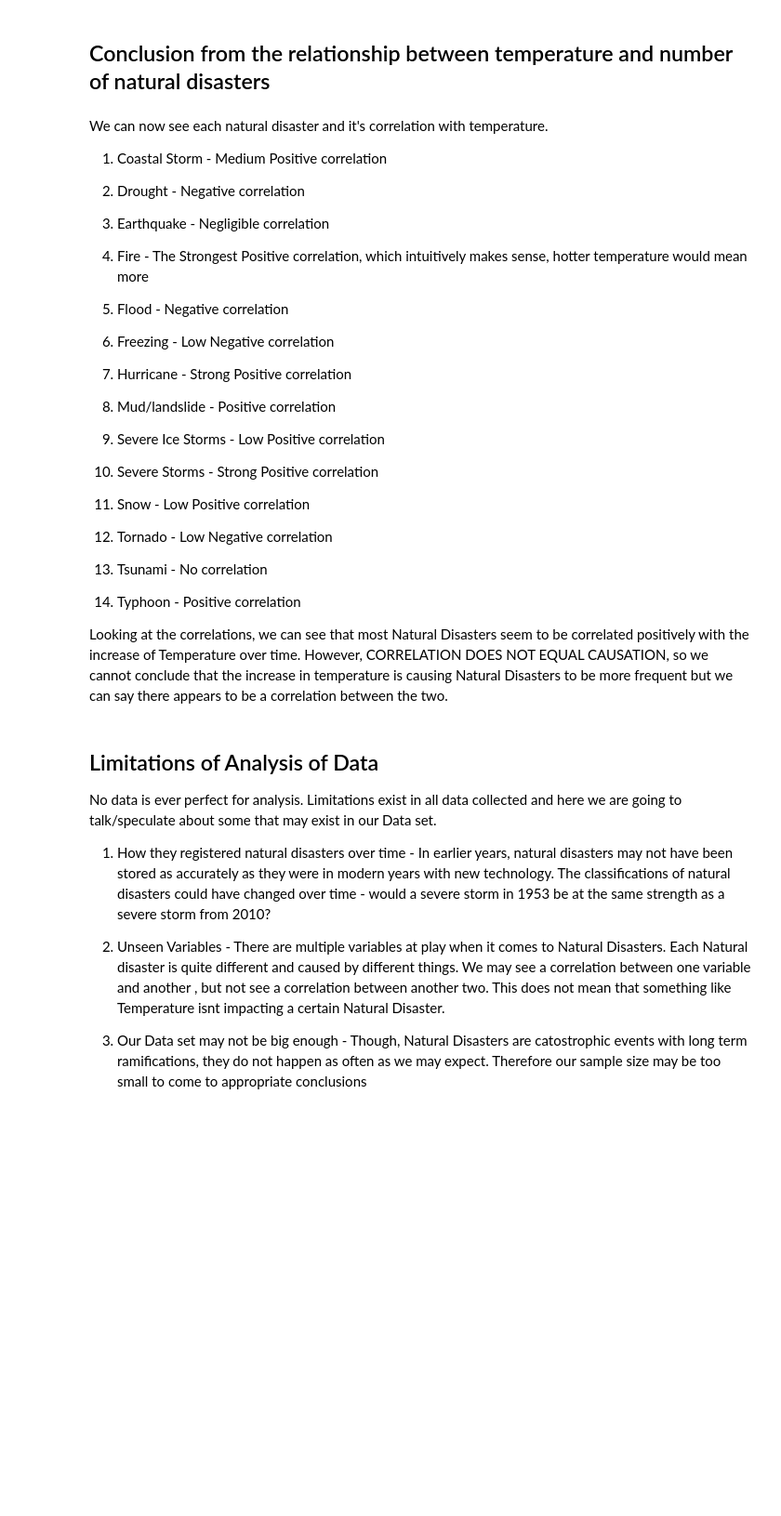
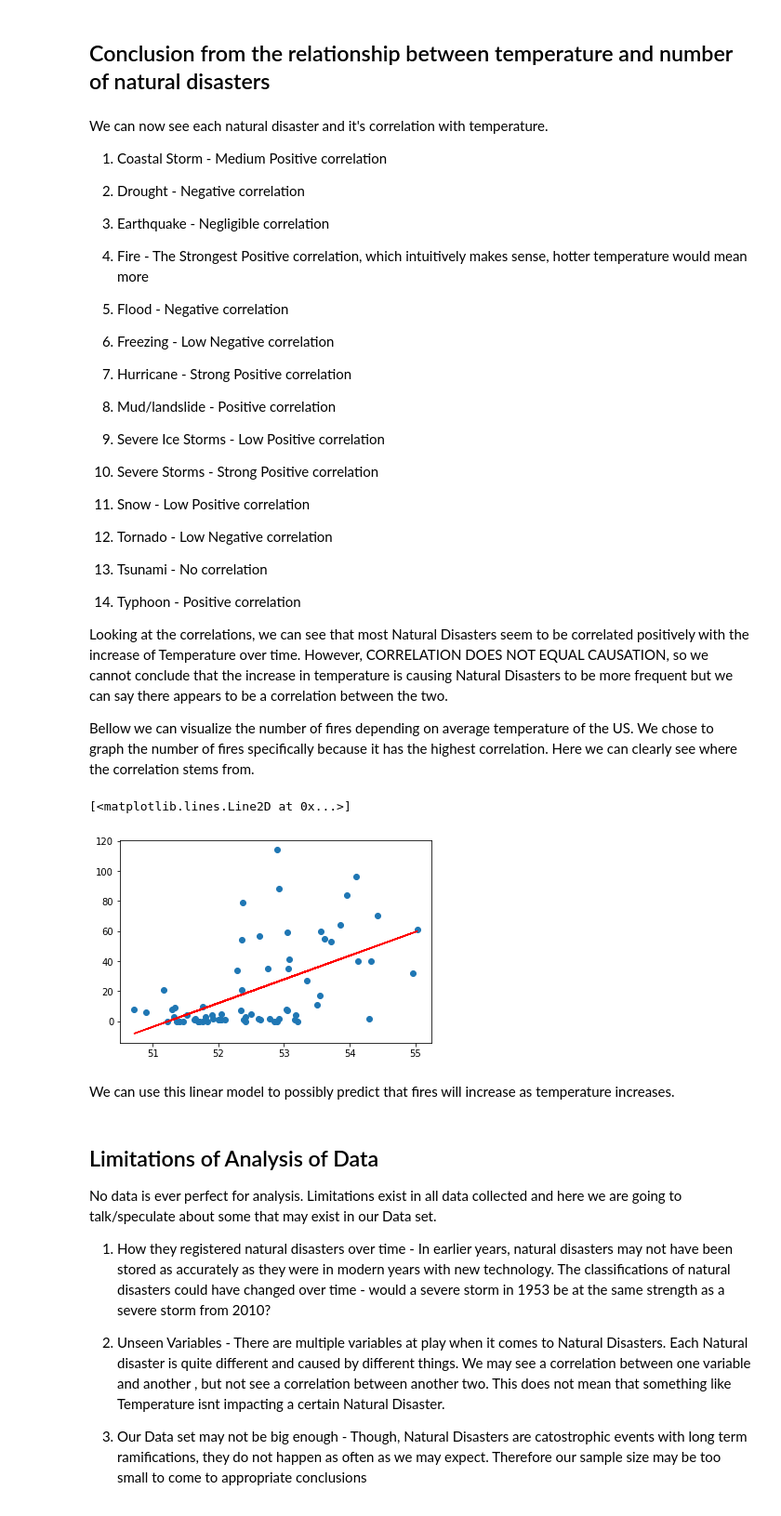
Before and after one commit to rvark2002/weather-proj, a Jupyter notebook: Natural Disaster Analysis.ipynb, the cells around one changed output. Shown at 93% size. Cells and saved outputs as stored; diff of their text form; code cells hidden in the pictures; blank space fills up the shorter version.

Commit message:
Added the shittiest linear regression

```diff
--- a/Natural Disaster Analysis.ipynb
+++ b/Natural Disaster Analysis.ipynb
@@ -876,6 +876,25 @@ We can now see each natural disaster and it's correlation with temperature.
 14) Typhoon - Positive correlation
 
 Looking at the correlations, we can see that most Natural Disasters seem to be correlated positively with the increase of Temperature over time. However, CORRELATION DOES NOT EQUAL CAUSATION, so we cannot conclude that the increase in temperature is causing Natural Disasters to be more frequent but we can say there appears to be a correlation between the two.
+
+Bellow we can visualize the number of fires depending on average temperature of the US. We chose to graph the number of fires specifically because it has the highest correlation. Here we can clearly see where the correlation stems from.
+# %%
+fires = pdf['Fire'].tolist()
+temperatures = pdf['temps'].tolist()
+d = {'fire': fires, 'temp': temperatures}
+fire_df = pd.DataFrame.from_dict(d)
+x = fire_df['temp'].values.reshape(-1, 1)
+y = fire_df['fire'].values.reshape(-1, 1)
+reg = LinearRegression()
+reg.fit(x, y)
+y_pred = reg.predict(x)
+plt.scatter(x,y)
+plt.plot(x, y_pred, color='red')
+# %% [output]
+[<matplotlib.lines.Line2D at 0x...>]
+[figure, added]
+# %% [markdown]
+We can use this linear model to possibly predict that fires will increase as temperature increases.
 # %% [markdown]
 ## Limitations of Analysis of Data
 
```
Also changed, not shown: parts of 2 cells of this notebook.
